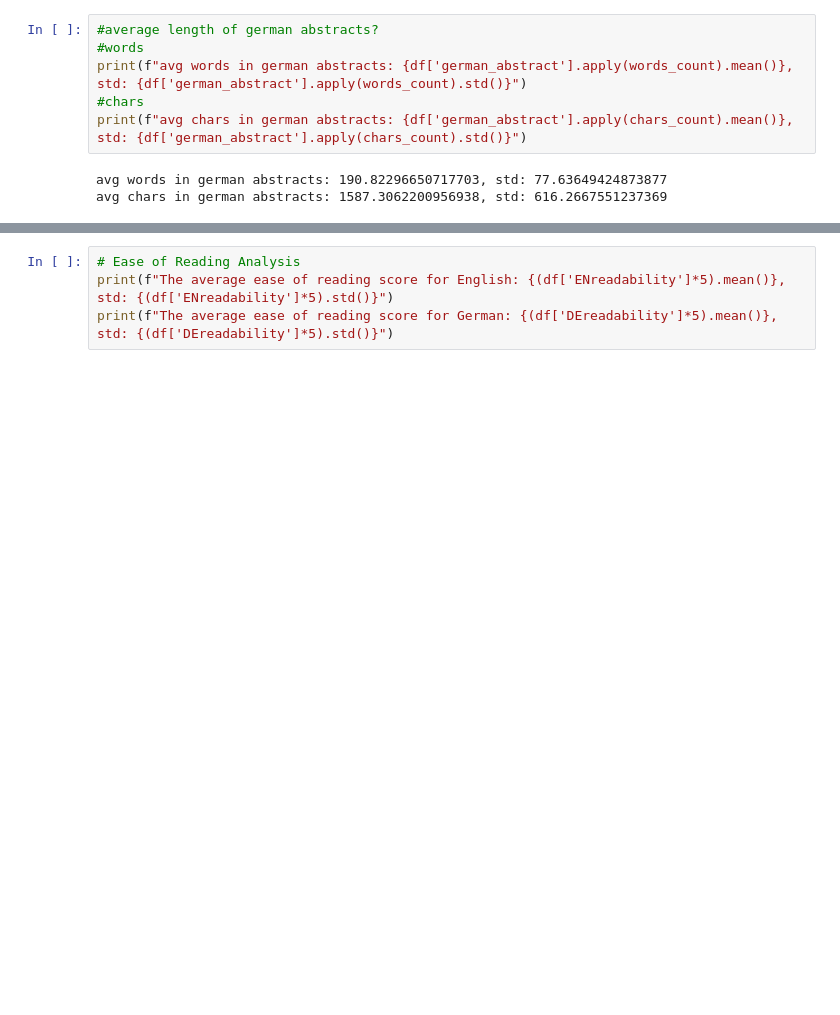
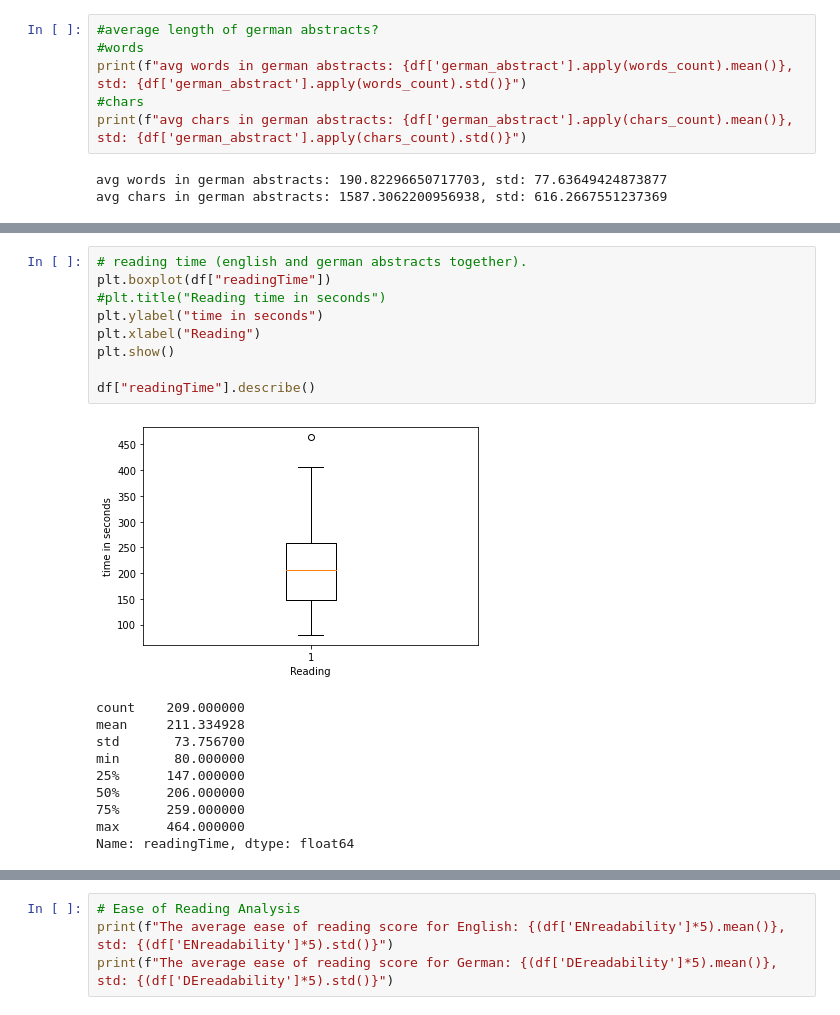
Before and after one commit to samehfrihat/TechnicalityLevelAnnotationTool, a Jupyter notebook: src/analysis.ipynb, the cells around one changed output, grey strips where cells are left out. Drawn from its saved outputs; the diff is of its cells as text; blank space fills up the shorter version.

```diff
--- a/src/analysis.ipynb
+++ b/src/analysis.ipynb
@@ -76,0 +92,20 @@ avg chars in german abstracts: 1587.3062200956938, std: 616.2667551237369
+# %%
+# reading time (english and german abstracts together).
+plt.boxplot(df["readingTime"])
+#plt.title("Reading time in seconds")
+plt.ylabel("time in seconds")
+plt.xlabel("Reading")
+plt.show()
+
+df["readingTime"].describe()
+# %% [output]
+[figure, added]
+count    209.000000
+mean     211.334928
+std       73.756700
+min       80.000000
+25%      147.000000
+50%      206.000000
+75%      259.000000
+max      464.000000
+Name: readingTime, dtype: float64
```
Also changed, not shown: parts of 5 cells of this notebook.
